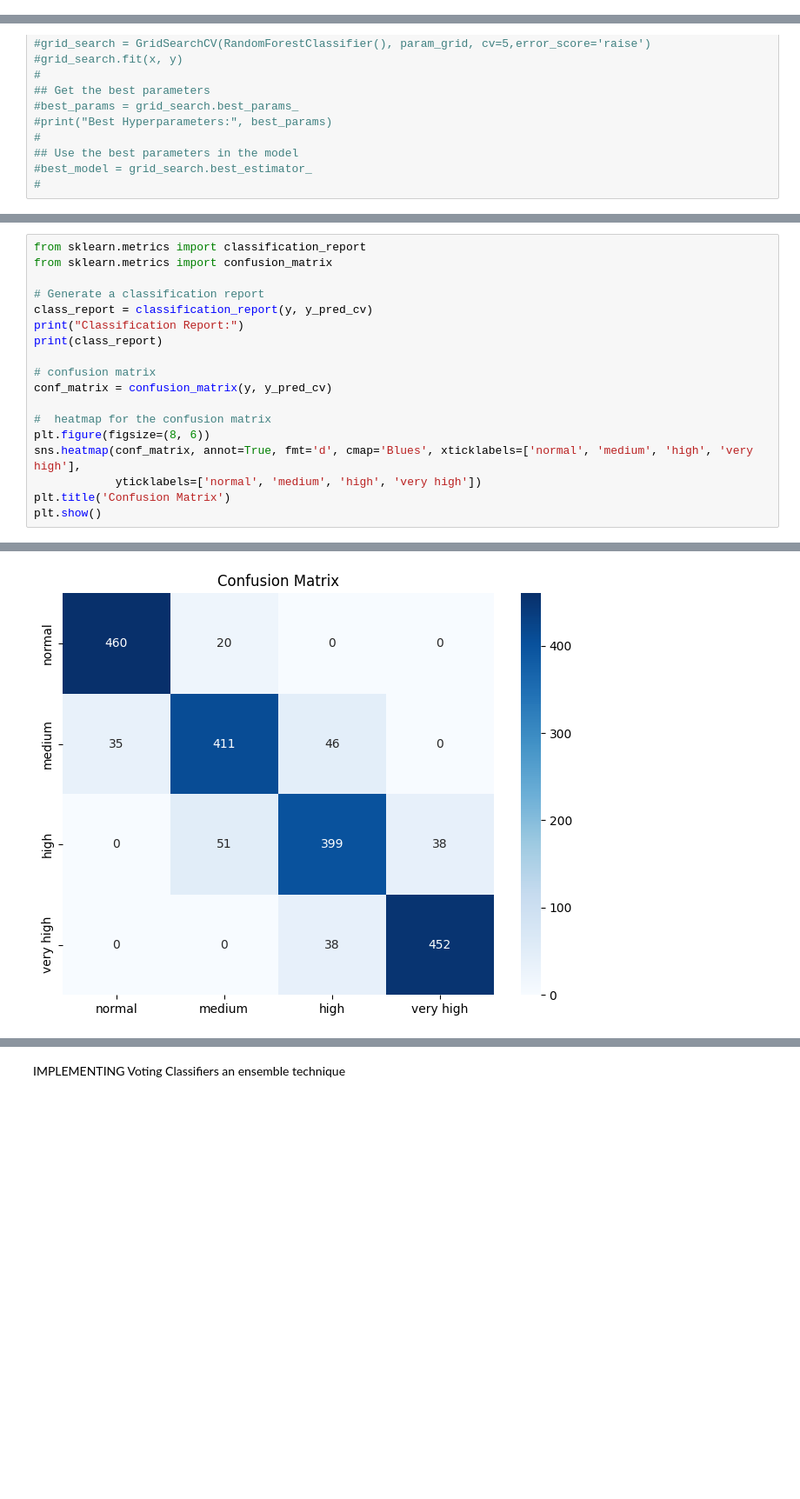
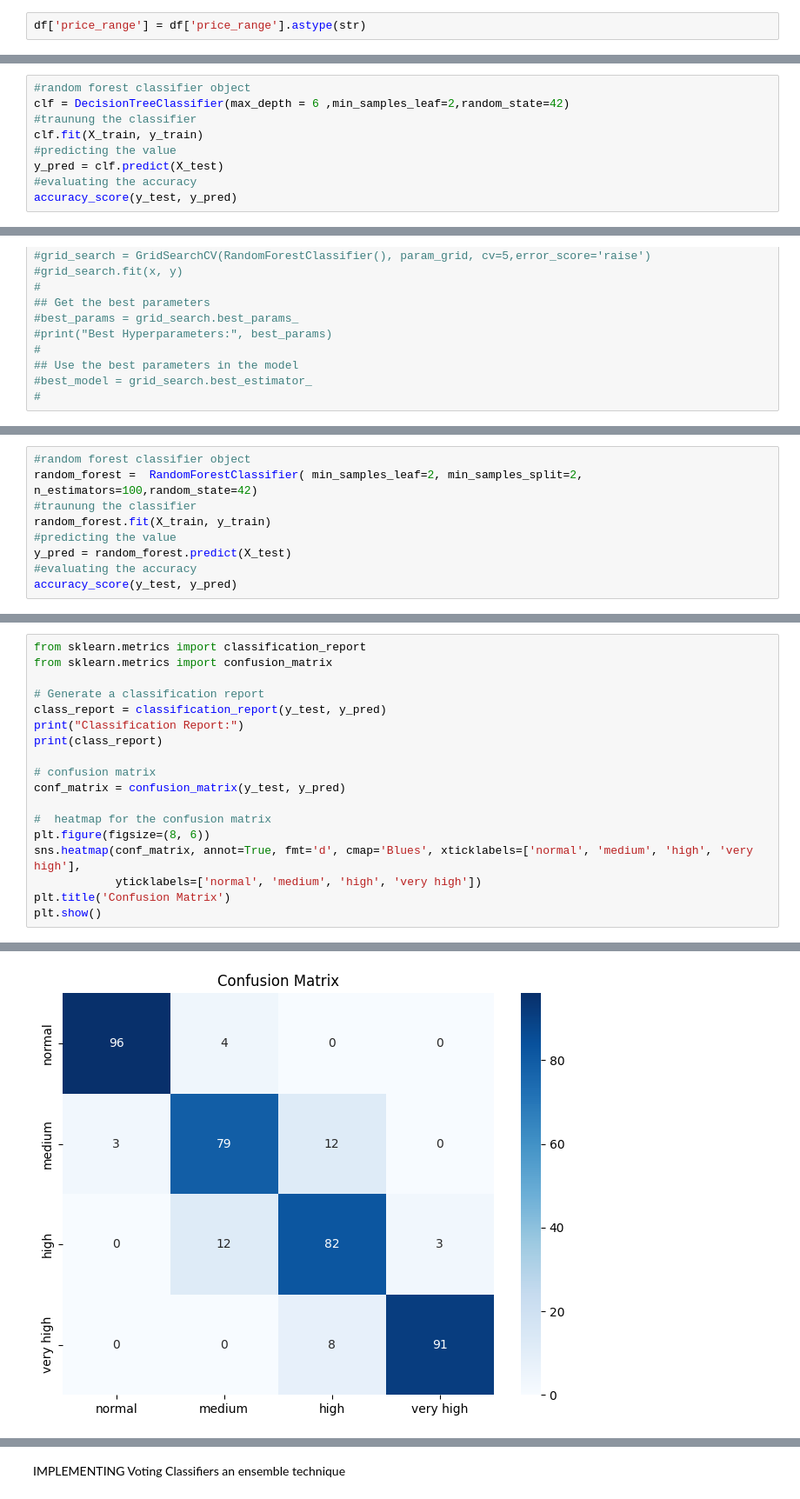
Before and after one commit to surajjorwar/Mobile-price-range-prediction-, a Jupyter notebook: Mobile_price_prediction_.ipynb, the cells around one changed output, grey strips where cells are left out. Shown at 87% size. Saved outputs shown, nothing was run; the diff lists cells and outputs as text; blank space fills up the shorter version.

```diff
--- a/Mobile_price_prediction_.ipynb
+++ b/Mobile_price_prediction_.ipynb
@@ -326,6 +326,8 @@ scaler = MinMaxScaler()
 
 # Fit the scaler on the selected columns and transform the data
 df[columns_to_scale] = scaler.fit_transform(df[columns_to_scale])
+# %%
+df['price_range'] = df['price_range'].astype(str)
 # %% [markdown]
 # **MODEL IMPLEMENTATION**
 # %% [markdown]
@@ -357,3 +359,12 @@ print(f"Standard Deviation: {np.std(cv_scores):.4f}")
 Cross-Validation Scores: [0.86858974 0.85576923 0.83333333 0.83333333 0.86217949]
 Mean Accuracy: 0.8506
 Standard Deviation: 0.0147
+# %%
+#random forest classifier object
+clf = DecisionTreeClassifier(max_depth = 6 ,min_samples_leaf=2,random_state=42)
+#traunung the classifier
+clf.fit(X_train, y_train)
+#predicting the value
+y_pred = clf.predict(X_test)
+#evaluating the accuracy
+accuracy_score(y_test, y_pred)
@@ -402,0 +403,9 @@ array([0.88764045, 0.86516854, 0.87640449, 0.93785311, 0.89265537,
+# %%
+#random forest classifier object
+random_forest =  RandomForestClassifier( min_samples_leaf=2, min_samples_split=2, n_estimators=100,random_state=42)
+#traunung the classifier
+random_forest.fit(X_train, y_train)
+#predicting the value
+y_pred = random_forest.predict(X_test)
+#evaluating the accuracy
+accuracy_score(y_test, y_pred)
@@ -405,12 +416,12 @@ from sklearn.metrics import classification_report
 from sklearn.metrics import confusion_matrix
 
 # Generate a classification report
-class_report = classification_report(y, y_pred_cv)
+class_report = classification_report(y_test, y_pred)
 print("Classification Report:")
 print(class_report)
 
 # confusion matrix
-conf_matrix = confusion_matrix(y, y_pred_cv)
+conf_matrix = confusion_matrix(y_test, y_pred)
 
 #  heatmap for the confusion matrix
 plt.figure(figsize=(8, 6))
@@ -433 +444 @@ weighted avg       0.88      0.88      0.88      1950
-[figure, old version]
+[figure, new version]
```
Also changed, not shown: parts of 23 cells of this notebook.
